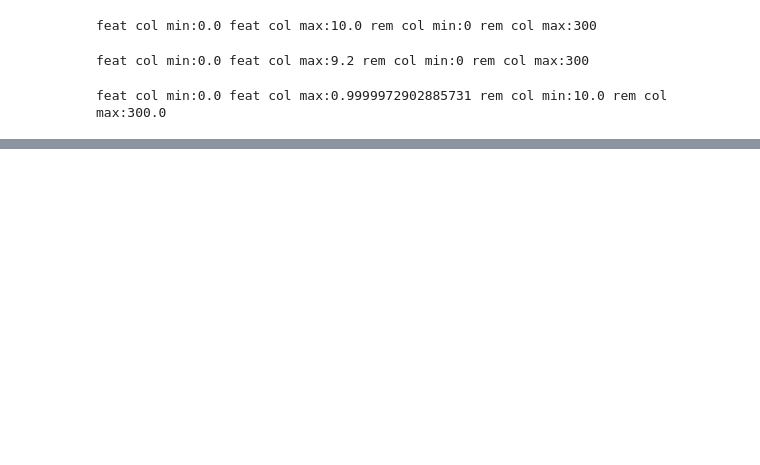
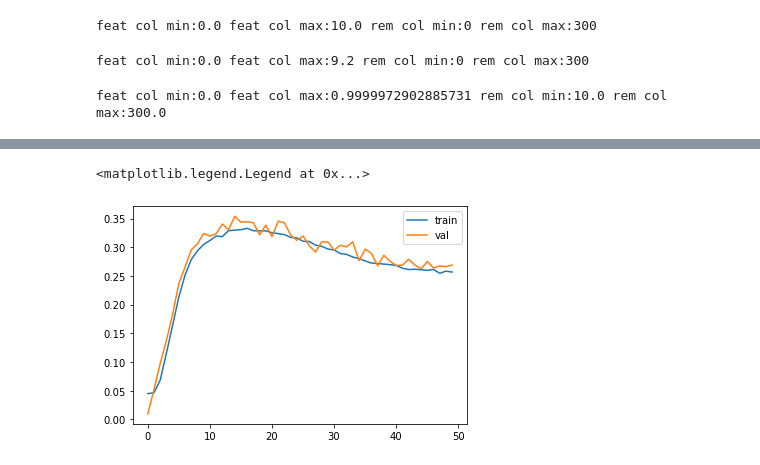
Before and after one commit to ckamerin/recommender_system, a Jupyter notebook: modeling/ML Model.ipynb, the cells around one changed output, grey strips where cells are left out. Drawn from its saved outputs; the diff is of its cells as text; code cells hidden in the pictures; blank space fills up the shorter version.

```diff
--- a/modeling/ML Model.ipynb
+++ b/modeling/ML Model.ipynb
@@ -342,0 +461,7 @@ NameError: name 'r' is not defined
+# %%
+plt.plot(iae.history['accuracy'],label='accuracy')
+plt.plot(iae.history['val_accuracy'],label='val_accuracy')
+plt.legend(['train','val'])
+# %% [output]
+<matplotlib.legend.Legend at 0x...>
+[figure, added]
```
Also changed, not shown: parts of 60 cells of this notebook, 2 other files.
